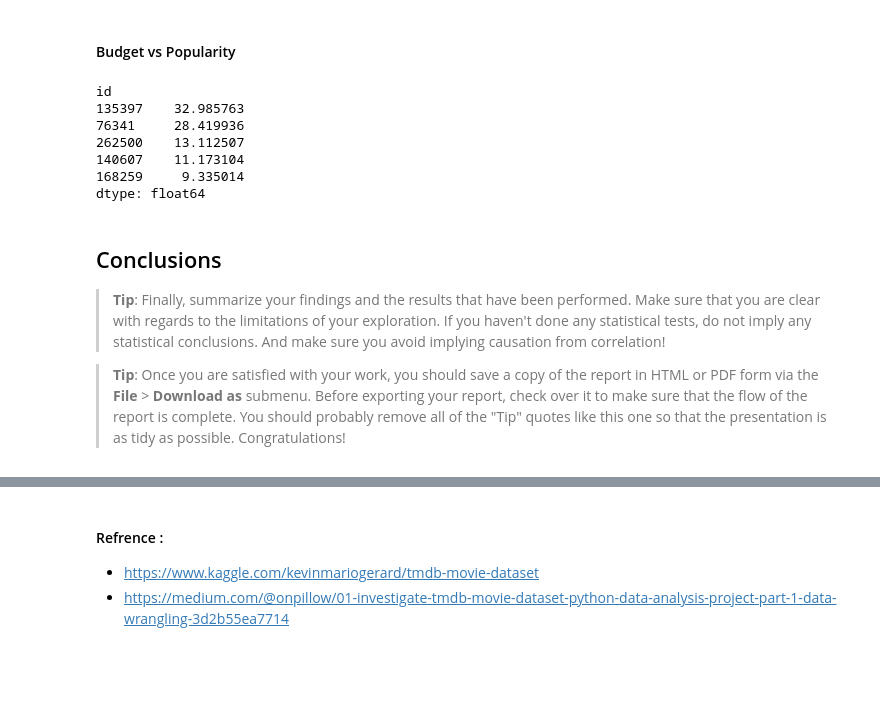
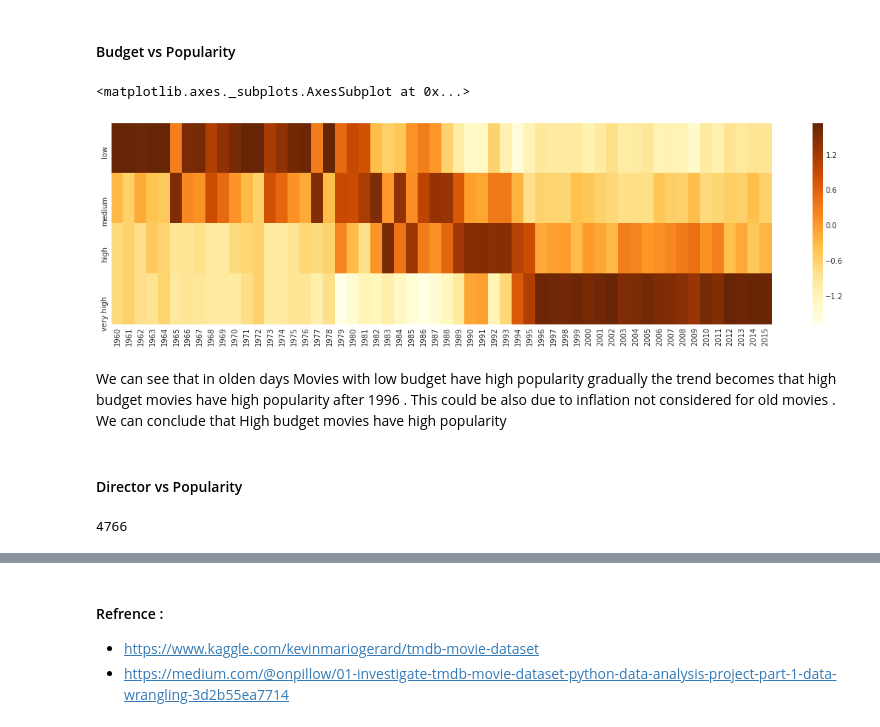
Before and after one commit to maikeffi/MLND_Investigate_Movie_db, a Jupyter notebook: investigate_movie_dataset.ipynb, the cells around one changed output, grey strips where cells are left out. Drawn from its saved outputs; the diff is of its cells as text; code cells hidden in the pictures; blank space fills up the shorter version.

```diff
--- a/investigate_movie_dataset.ipynb
+++ b/investigate_movie_dataset.ipynb
@@ -235,5 +198,31 @@ genre_unique
+# %%
+# Get unique Genre from the colum which has multiple genre split with |
+def uniqueFromColumSplit(columnName):
+    listFromSplit = movie_df[columnName].str.split('|').tolist()
+    unique = []
+    for i in listFromSplit:
+        if i is not np.nan:
+            for j in i:
+                if j not in unique:
+                    unique.append(j)
+    return unique
+# function to normaliz values in dataframe.
+def normalized(p):
+    p_n = (p - p.mean()) / p.std(ddof = 0)
+    return p_n
+def binning(df,colName,labels):
+    #Define min and max values:
+    #create list by adding min and max to cut_points
+    break_points = [df[colName].min()] + [df[colName].describe()[4]] + [df[colName].describe()[5]] + [df[colName].describe()[6]] + [df[colName].max()]
+
+    #labels = ["low","medium","high","very high"]
+
+    #Binning using cut function of pandas
+    colBin = pd.cut(df[colName],bins=break_points,labels=labels,include_lowest=True)
+    return colBin
 # %%
 #Build a data frame with genre and year
+genre_unique = uniqueFromColumSplit("genres")
 min_year = movie_df['release_year'].min()
 max_year = movie_df['release_year'].max()
 genre_df = pd.DataFrame(index = genre_unique, columns = range(min_year, max_year + 1)).fillna(value = 0)
@@ -299,23 +285,32 @@ Over the years we can see the consistency on Drama , Comedy on popularity !
 ### What kinds of properties are associated with movies that have high revenues?
 # %% [markdown]
 #### Budget vs Popularity
-# %%
-budget_df = pd.Series(np.array(movie_df['budget']),index = movie_df['id'])
-popularity_df = pd.Series(np.array(movie_df['popularity']),index = movie_df['id'])
-budget_df.head()
-popularity_df.head()
-# %% [output]
-id
-135397    32.985763
-76341     28.419936
-262500    13.112507
-140607    11.173104
-168259     9.335014
-dtype: float64
-# %% [markdown]
-<a id='conclusions'></a>
-## Conclusions
-
-> **Tip**: Finally, summarize your findings and the results that have been performed. Make sure that you are clear with regards to the limitations of your exploration. If you haven't done any statistical tests, do not imply any statistical conclusions. And make sure you avoid implying causation from correlation!
-
-> **Tip**: Once you are satisfied with your work, you should save a copy of the report in HTML or PDF form via the **File** > **Download as** submenu. Before exporting your report, check over it to make sure that the flow of the report is complete. You should probably remove all of the "Tip" quotes like this one so that the presentation is as tidy as possible. Congratulations!
+# %%
+labels = ["low","medium","high","very high"]
+movie_df['budget_bin'] = binning(movie_df,"budget",labels)
+# %%
+#Building and ploting dataframe for revenue vs popularity
+budget_df = pd.DataFrame(index = labels, columns = range(min_year, max_year + 1)).fillna(value = 0)
+for index, row in movie_df.iterrows():
+        if row['budget_bin'] is not np.nan:
+            budget_df.loc[row['budget_bin'],row['release_year']] = budget_df.loc[row['budget_bin'],row['release_year']] + row['popularity']
+budget_df = normalized(budget_df)
+#budget_df
+# %%
+plt.figure(figsize=(20, 5))
+sns.heatmap(budget_df,cmap="YlOrBr")
+# %% [output]
+<matplotlib.axes._subplots.AxesSubplot at 0x...>
+[figure, added]
+# %% [markdown]
+We can see that in olden days Movies with low budget have high popularity gradually the trend becomes that high budget movies have high popularity after 1996 .
+This could be also due to inflation not considered for old movies .
+We can conclude that High budget movies have high popularity
+# %% [markdown]
+#### Director vs Popularity
+# %%
+unique_director = uniqueFromColumSplit("director")
+unique_director[unique_director!='nan']
+director_df = pd.DataFrame(index = unique_director, columns = ['popularity']).fillna(value = 0)
+# %% [output]
+4766
```
Also changed, not shown: parts of 8 cells of this notebook.
